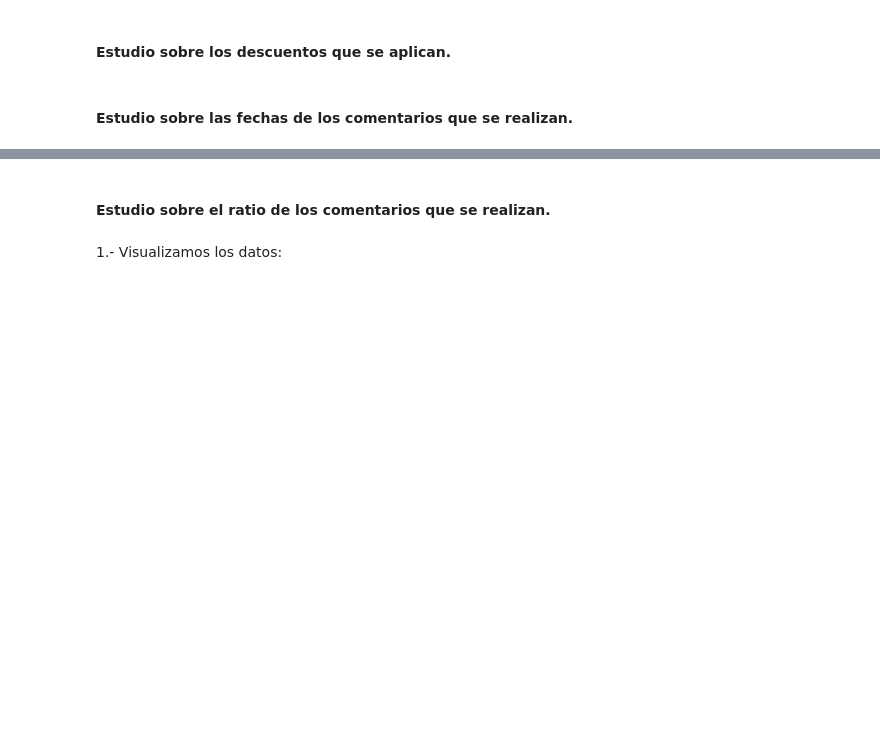
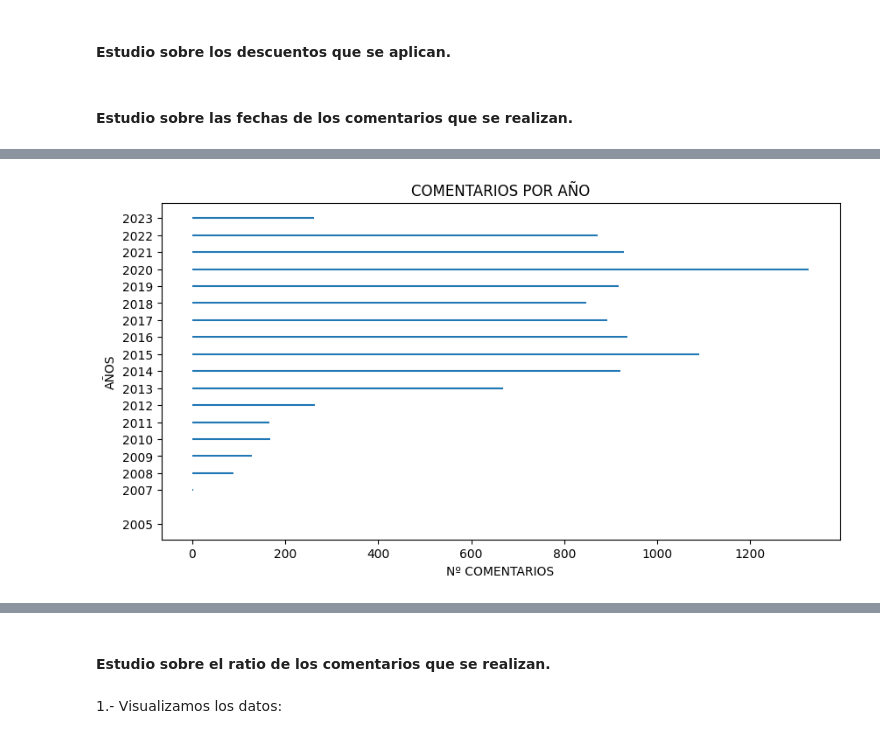
Before and after one commit to 75Engel/Proyecto_tienda_online, a Jupyter notebook: src/Notebook/sql.ipynb, the cells around one changed output, grey strips where cells are left out. Cells and saved outputs as stored; diff of their text form; code cells hidden in the pictures; blank space fills up the shorter version.

```diff
--- a/src/Notebook/sql.ipynb
+++ b/src/Notebook/sql.ipynb
@@ -247,0 +343,13 @@ sql_query(query)
+# %%
+plt.figure(figsize=(10,5))
+query='''select count (COMMENT) AS COMENTARIOS, strftime ('%Y',DATE) as YEAR from COMMENT GROUP BY YEAR'''
+total=sql_query(query)
+total.iloc[:,1]=total.iloc[:,1].astype(int)
+plt.hlines(total['YEAR'],xmin=0,
+           xmax=total['COMENTARIOS'],)
+plt.yticks(total['YEAR'])
+plt.xlabel("Nº COMENTARIOS")
+plt.ylabel("AÑOS")
+plt.title("COMENTARIOS POR AÑO");
+# %% [output]
+[figure, added]
```
Also changed, not shown: parts of 22 cells of this notebook, 2 other files.
